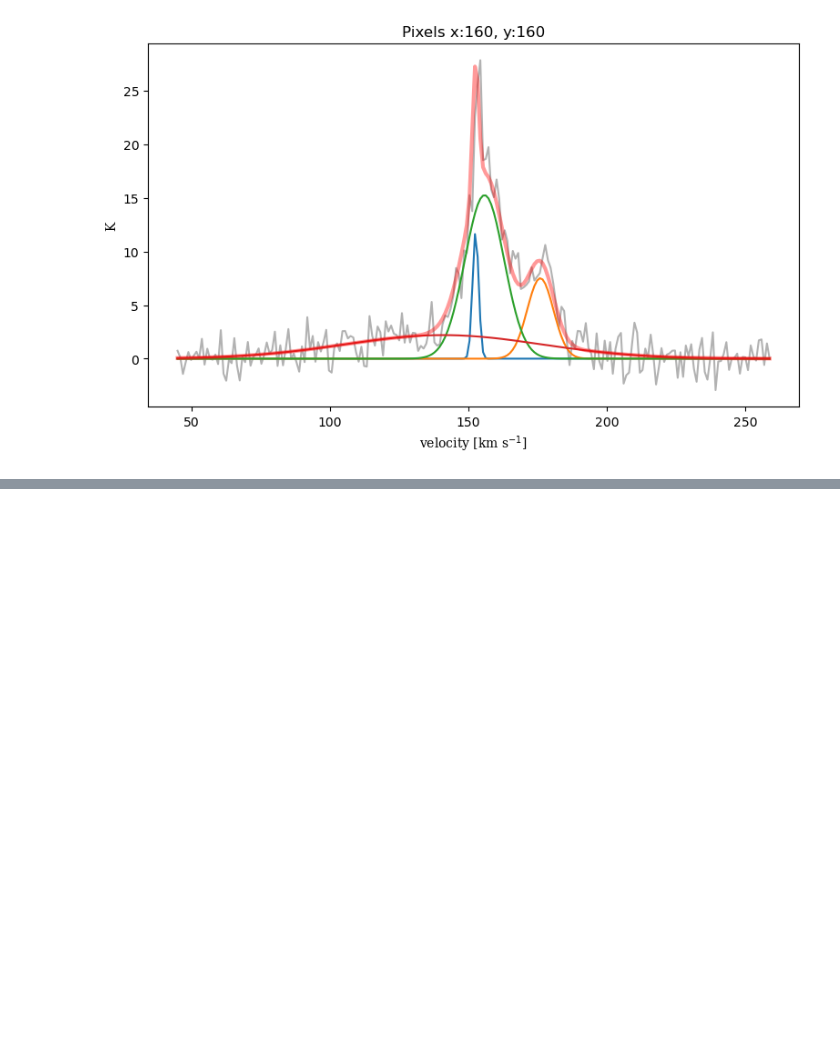
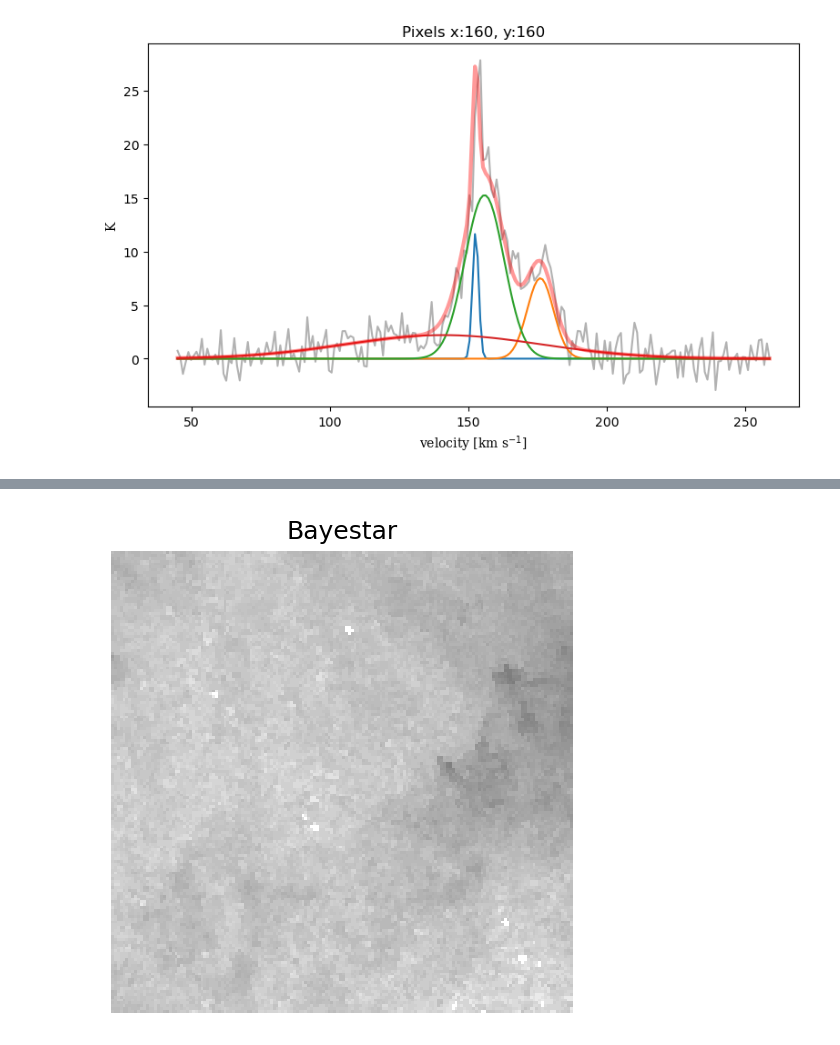
Before and after one commit to OsmerSuarez/Homeworks, a Jupyter notebook: Homework1_Suarez.ipynb, the cells around one changed output, grey strips where cells are left out. Cells and saved outputs as stored; diff of their text form; code cells hidden in the pictures; blank space fills up the shorter version.

```diff
--- a/Homework1_Suarez.ipynb
+++ b/Homework1_Suarez.ipynb
@@ -676,0 +701,33 @@ No, because there is a change in each plot.
+# %%
+ra0, dec0 = (73., 3.)
+ra = np.arange(ra0 - 4., ra0 + 4., 0.05)
+dec = np.arange(dec0 - 4., dec0 + 4., 0.05)
+ra, dec = np.meshgrid(ra, dec)
+coords = SkyCoord(ra*units.deg, dec*units.deg,
+                  distance=1.*units.kpc, frame='icrs')
+# %%
+bayestar = BayestarWebQuery()
+
+# convert E(B-V) to A_v
+Av_bayestar = 2.742 * bayestar(coords)
+# %%
+fig = plt.figure(figsize=(12,4), dpi=150)
+
+for k,(Av,title) in enumerate([(Av_bayestar, 'Bayestar')]):
+    ax = fig.add_subplot(1,3,k+1)
+    ax.imshow(
+        np.sqrt(Av)[::,::-1],
+        vmin=0.,
+        vmax=2.,
+        origin='lower',
+        interpolation='nearest',
+        cmap='binary',
+        aspect='equal'
+    )
+    ax.axis('off')
+    ax.set_title(title)
+
+fig.subplots_adjust(wspace=0., hspace=0.)
+plt.show()
+# %% [output]
+[figure, added]
```
Also changed, not shown: parts of 20 cells of this notebook.
